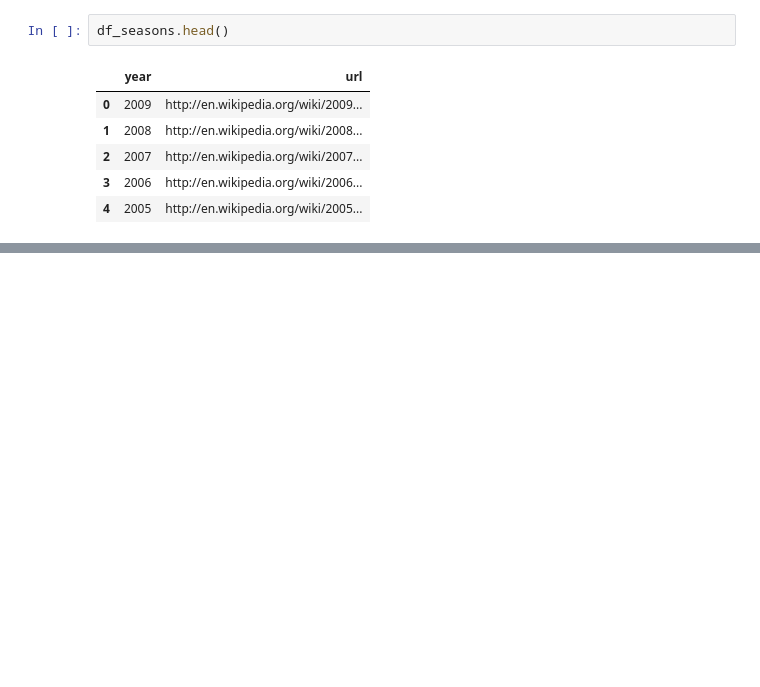
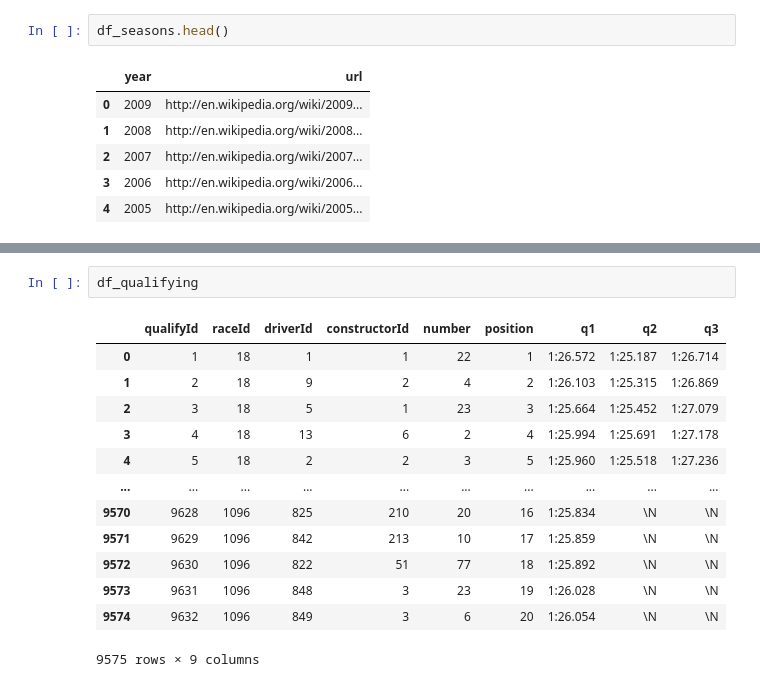
Before and after one commit to NicoHenzel/DataWarehouseWorkshop, a Jupyter notebook: DataExploration.ipynb, the cells around one changed output, grey strips where cells are left out. Saved outputs shown, nothing was run; the diff lists cells and outputs as text; blank space fills up the shorter version.

```diff
--- a/DataExploration.ipynb
+++ b/DataExploration.ipynb
@@ -278,0 +660,16 @@ Next:
+# %%
+df_qualifying
+# %% [output]
+|  | qualifyId | raceId | driverId | constructorId | number | position | q1 | q2 | q3 |
+| 0 | 1 | 18 | 1 | 1 | 22 | 1 | 1:26.572 | 1:25.187 | 1:26.714 |
+| 1 | 2 | 18 | 9 | 2 | 4 | 2 | 1:26.103 | 1:25.315 | 1:26.869 |
+| 2 | 3 | 18 | 5 | 1 | 23 | 3 | 1:25.664 | 1:25.452 | 1:27.079 |
+| 3 | 4 | 18 | 13 | 6 | 2 | 4 | 1:25.994 | 1:25.691 | 1:27.178 |
+| 4 | 5 | 18 | 2 | 2 | 3 | 5 | 1:25.960 | 1:25.518 | 1:27.236 |
+| ... | ... | ... | ... | ... | ... | ... | ... | ... | ... |
+| 9570 | 9628 | 1096 | 825 | 210 | 20 | 16 | 1:25.834 | \N | \N |
+| 9571 | 9629 | 1096 | 842 | 213 | 10 | 17 | 1:25.859 | \N | \N |
+| 9572 | 9630 | 1096 | 822 | 51 | 77 | 18 | 1:25.892 | \N | \N |
+| 9573 | 9631 | 1096 | 848 | 3 | 23 | 19 | 1:26.028 | \N | \N |
+| 9574 | 9632 | 1096 | 849 | 3 | 6 | 20 | 1:26.054 | \N | \N |
+9575 rows × 9 columns
```
Also changed, not shown: parts of 71 cells of this notebook.
